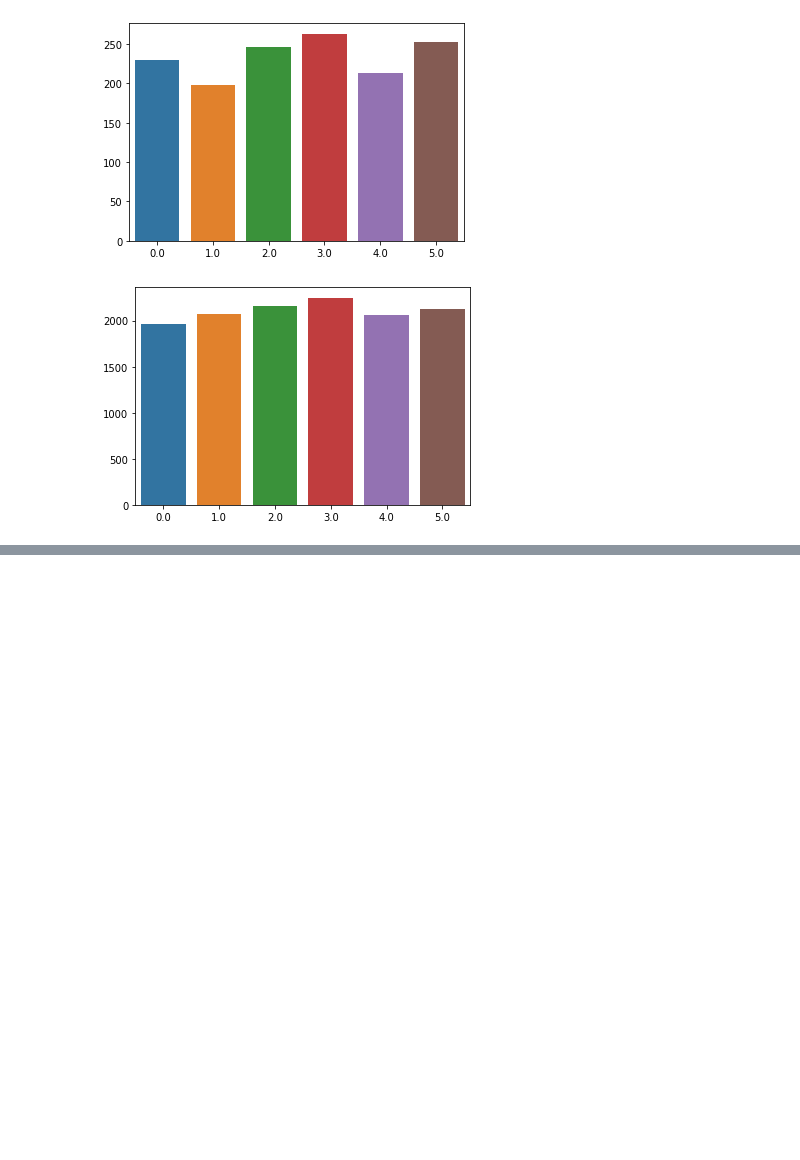
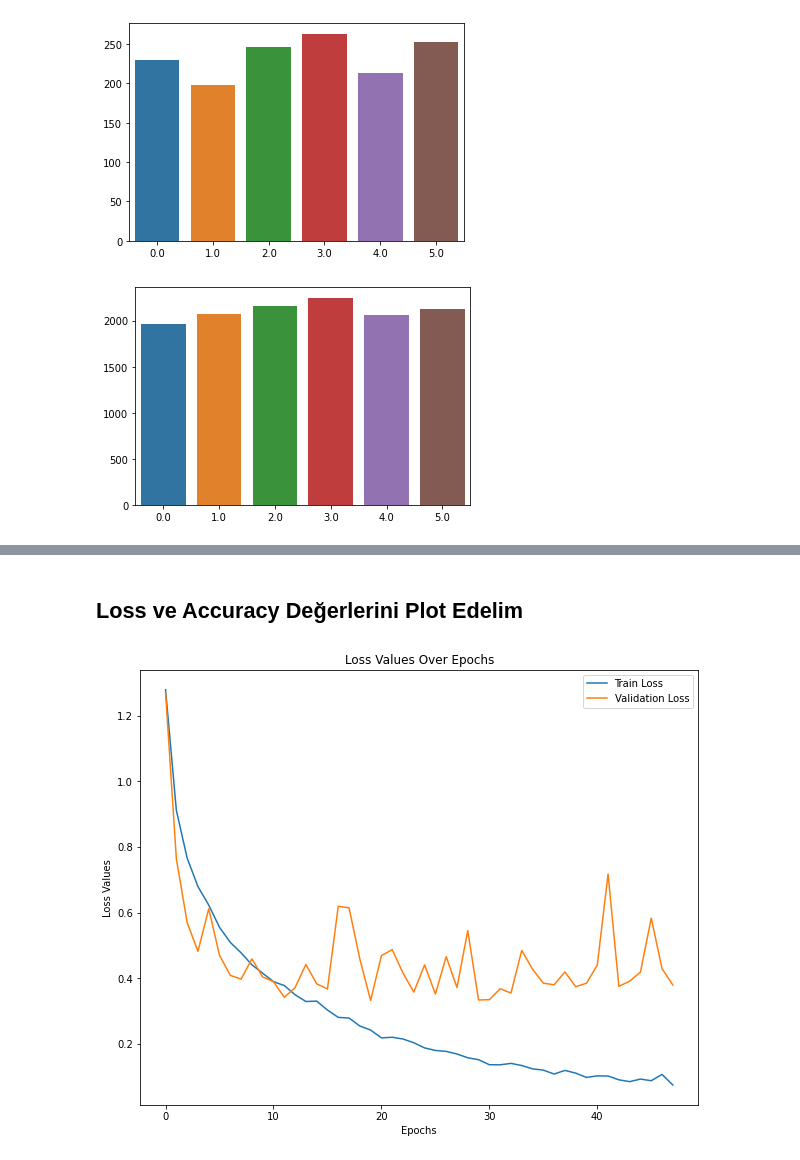
Before and after one commit to Frightera/TensorFlow-2.X-Ogretici-Notebooklar-Turkce, a Jupyter notebook: X - tf.data, tf.image, tfa.image, MiniDenseNet, RAdam Part 1-2.ipynb, the cells around one changed output, grey strips where cells are left out. Cells and saved outputs as stored; diff of their text form; code cells hidden in the pictures; blank space fills up the shorter version.

```diff
--- a/X - tf.data Pipeline ve tf.image Fonksiyonları-Part1.ipynb
+++ b/X - tf.data, tf.image, tfa.image, MiniDenseNet, RAdam Part 1-2.ipynb
@@ -440,0 +577,15 @@ plt.show()
+# %%
+# RAdam ve Lookahead'i beraber kullanıyoruz.
+# Bu şekilde daha stabil bir training süreci elde edeceğiz.
+
+radam = tfa.optimizers.RectifiedAdam(learning_rate = 0.0001)
+optimizer = tfa.optimizers.Lookahead(radam, sync_period=4, slow_step_size=0.5)
+
+# Labellar one hot encoded olduğu için CategoricalCrossentropy
+# OHE olmasaydı SparseCategoricalCrossentropy
+loss_fn = tf.keras.losses.CategoricalCrossentropy()
+
+# Metrikler için de aynısı geçerlidir.
+train_acc_metric = tf.keras.metrics.CategoricalAccuracy()
+val_acc_metric = tf.keras.metrics.CategoricalAccuracy()
+loss_fn
@@ -440,0 +606,10 @@ plt.show()
+# %%
+@tf.function
+def train_step(x, y):
+    with tf.GradientTape() as tape:
+        preds = model(x, training=True)
+        loss_value = loss_fn(y, preds)
+    grads = tape.gradient(loss_value, model.trainable_weights)
+    optimizer.apply_gradients(zip(grads, model.trainable_weights))
+    train_acc_metric.update_state(y, preds)
+    return loss_value
@@ -440,0 +620,7 @@ plt.show()
+# %%
+@tf.function
+def val_step(x, y):
+    val_preds = model(x, training=False)
+    val_loss = loss_fn(y, val_preds)
+    val_acc_metric.update_state(y, val_preds)
+    return val_loss
@@ -440,0 +717,16 @@ plt.show()
+# %% [markdown]
+## Loss ve Accuracy Değerlerini Plot Edelim
+# %%
+plt.figure(figsize = (10, 8))
+
+plt.plot(train_mean_loss, label = 'Train Loss')
+plt.plot(validation_mean_loss, label = 'Validation Loss')
+plt.title('Loss Values Over Epochs')
+
+plt.xlabel('Epochs')
+plt.ylabel('Loss Values')
+
+plt.legend()
+plt.show()
+# %% [output]
+[figure, added]
```
Also changed, not shown: parts of 27 cells of this notebook.
